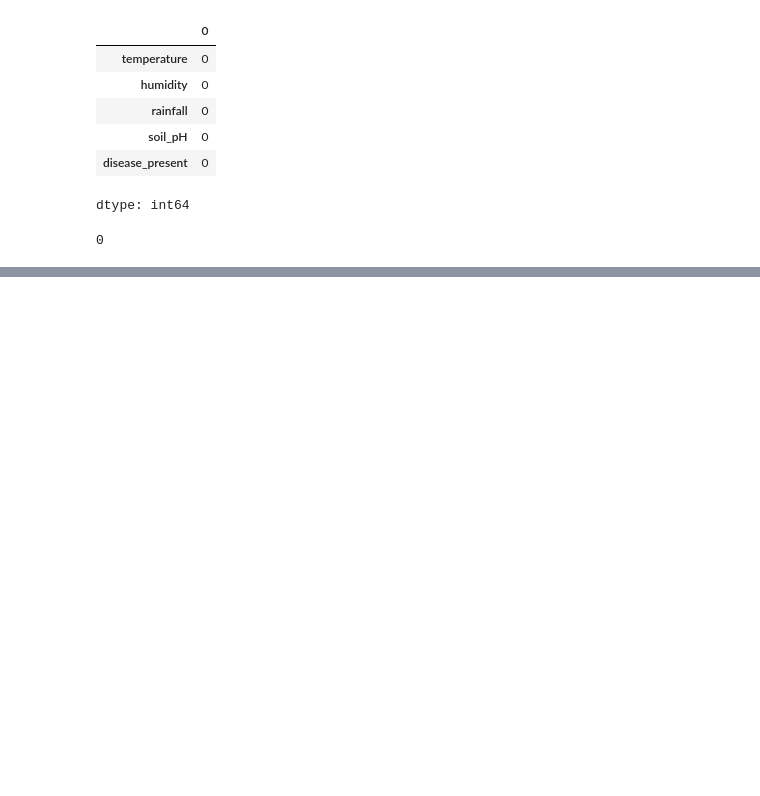
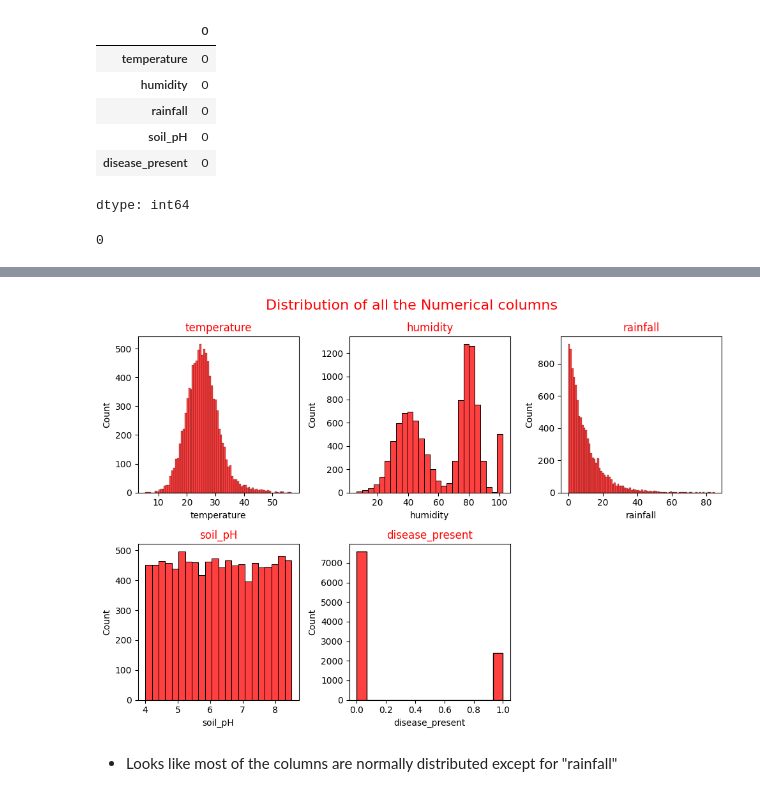
Before and after one commit to rizz045/Identifying_Presense_Of_Disease_In_Plants, a Jupyter notebook: Identifying_Presense_Of_Disease_In_Plants.ipynb, the cells around one changed output, grey strips where cells are left out. Cells and saved outputs as stored; diff of their text form; code cells hidden in the pictures; blank space fills up the shorter version.

```diff
--- a/Identifying_Presense_Of_Disease_In_Plants.ipynb
+++ b/Identifying_Presense_Of_Disease_In_Plants.ipynb
@@ -83,0 +84,16 @@ plt.show()
+# %%
+# Let's check the distribution of all the numerical columns
+plt.figure(figsize=(10, 7))
+plt.suptitle("Distribution of all the Numerical columns", size=16, color="red")
+index = 0
+for col in data.columns:
+    index += 1
+    plt.subplot(2, 3, index)
+    plt.title(f"{col}", color="red")
+    sns.histplot(data[col], color="red")
+    plt.tight_layout()
+plt.show()
+# %% [output]
+[figure, added]
+# %% [markdown]
+* Looks like most of the columns are normally distributed except for "rainfall"
```
Also changed, not shown: parts of 1 cell of this notebook.
